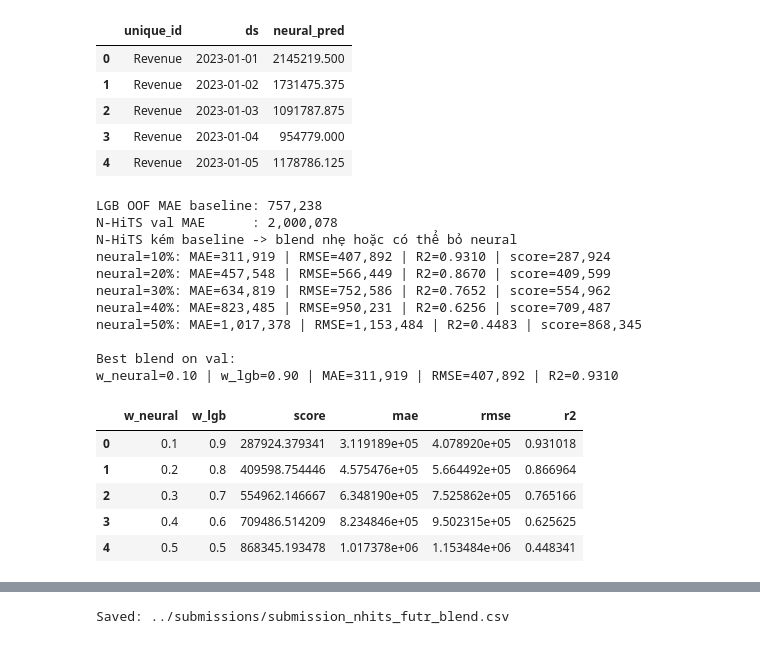
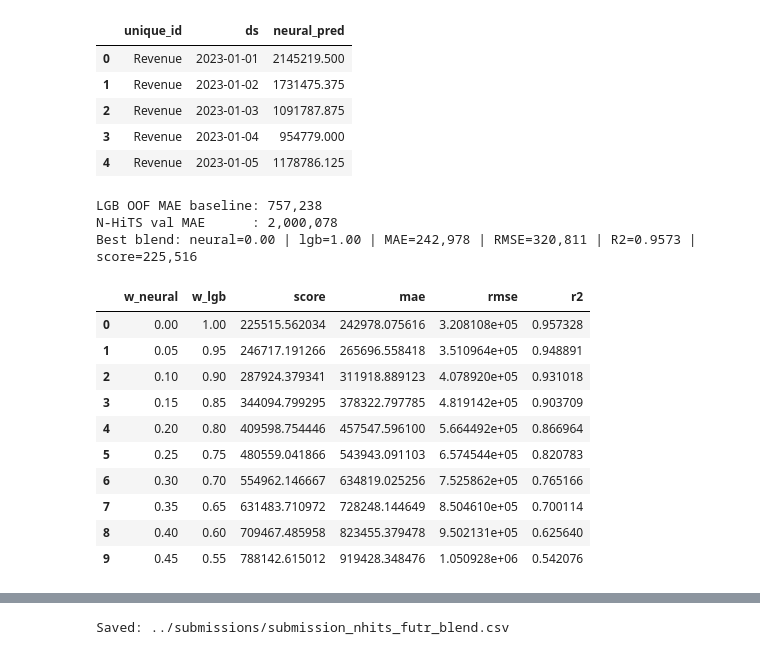
Before and after one commit to Jade2612/DATATHON, a Jupyter notebook: notebooks/03_sales_forecasting.ipynb, the cells around one changed output, grey strips where cells are left out. Drawn from its saved outputs; the diff is of its cells as text; code cells hidden in the pictures.

```diff
--- a/notebooks/03_sales_forecasting.ipynb
+++ b/notebooks/03_sales_forecasting.ipynb
@@ -43,12 +43,6 @@ Web traffic: 3,652
 def build_features(df: pd.DataFrame,
                    promotions: pd.DataFrame,
                    web: pd.DataFrame) -> pd.DataFrame:
-    """
-    Tạo đặc trưng cho chuỗi thời gian theo hướng an toàn cho forecasting:
-    - Chỉ dùng lag/rolling từ quá khứ (shift).
-    - Bổ sung Fourier + cyclical encoding để bắt mùa vụ mượt hơn.
-    - Bổ sung time_step để học xu hướng dài hạn.
-    """
     df = df.sort_values("Date").reset_index(drop=True).copy()
 
     base_date = df["Date"].min()
@@ -811,66 +805,58 @@ if all(v in globals() for v in ["df_feat", "feature_cols", "lgb_rev", "df_clean"
     train_medians = df_clean[feature_cols].median()
     X_lgb_val = lgb_val_df[feature_cols].fillna(train_medians)
     lgb_val_pred = lgb_rev.predict(X_lgb_val)
 else:
     raise ValueError("Thiếu biến từ pipeline LGB (df_feat/feature_cols/lgb_rev/df_clean) để tạo lgb_val_pred")
 
 y_val = cv_eval["y"].values
 nhits_val_pred = cv_eval["nhits_val_pred"].values
 
 print(f"LGB OOF MAE baseline: {lgb_oof_mae:,.0f}")
 print(f"N-HiTS val MAE      : {nhits_val_mae:,.0f}")
 
-if nhits_val_mae < lgb_oof_mae:
-    candidate_weights = [0.5, 0.6, 0.7, 0.8, 0.9]
-    print("N-HiTS tốt hơn baseline -> ưu tiên blend thiên về neural")
-else:
-    candidate_weights = [0.1, 0.2, 0.3, 0.4, 0.5]
-    print("N-HiTS kém baseline -> blend nhẹ hoặc có thể bỏ neural")
+import numpy as np
+
+# Grid dày hơn: bước 0.05 trên toàn bộ [0, 1]
+candidate_weights = np.arange(0.0, 1.05, 0.05).tolist()
 
 grid_rows = []
 for w in candidate_weights:
     blend_val = w * nhits_val_pred + (1 - w) * lgb_val_pred
+    blend_val = np.clip(blend_val, 0, None)  # thêm clip để tránh âm
     score, mae, rmse, r2 = weighted_objective(y_val, blend_val)
     grid_rows.append({
-        "w_neural": w,
-        "w_lgb": 1 - w,
-        "score": score,
+        "w_neural": round(w, 2),
+        "w_lgb": round(1 - w, 2),
+        "score": score,   # weighted_objective score — dùng để sort
         "mae": mae,
         "rmse": rmse,
         "r2": r2,
     })
-    print(f"neural={w:.0%}: MAE={mae:,.0f} | RMSE={rmse:,.0f} | R2={r2:.4f} | score={score:,.0f}")
 
 blend_grid = pd.DataFrame(grid_rows).sort_values("score").reset_index(drop=True)
 best_row = blend_grid.iloc[0]
+best_w_neural = float(best_row["w_neural"])
+best_w_lgb    = float(best_row["w_lgb"])
 
-best_w_neural = float(best_row["w_neural"])
-best_w_lgb = float(best_row["w_lgb"])
-
-print("\nBest blend on val:")
-print(
-    f"w_neural={best_w_neural:.2f} | w_lgb={best_w_lgb:.2f} | "
-    f"MAE={best_row['mae']:,.0f} | RMSE={best_row['rmse']:,.0f} | R2={best_row['r2']:.4f}"
-)
-display(blend_grid)
+print(f"Best blend: neural={best_w_neural:.2f} | lgb={best_w_lgb:.2f} | "
+      f"MAE={best_row['mae']:,.0f} | RMSE={best_row['rmse']:,.0f} | "
+      f"R2={best_row['r2']:.4f} | score={best_row['score']:,.0f}")
+display(blend_grid.head(10))
 # %% [output]
 LGB OOF MAE baseline: 757,238
 N-HiTS val MAE      : 2,000,078
-N-HiTS kém baseline -> blend nhẹ hoặc có thể bỏ neural
-neural=10%: MAE=311,919 | RMSE=407,892 | R2=0.9310 | score=287,924
-neural=20%: MAE=457,548 | RMSE=566,449 | R2=0.8670 | score=409,599
-neural=30%: MAE=634,819 | RMSE=752,586 | R2=0.7652 | score=554,962
-neural=40%: MAE=823,485 | RMSE=950,231 | R2=0.6256 | score=709,487
-neural=50%: MAE=1,017,378 | RMSE=1,153,484 | R2=0.4483 | score=868,345
-
-Best blend on val:
-w_neural=0.10 | w_lgb=0.90 | MAE=311,919 | RMSE=407,892 | R2=0.9310
+Best blend: neural=0.00 | lgb=1.00 | MAE=242,978 | RMSE=320,811 | R2=0.9573 | score=225,516
 |  | w_neural | w_lgb | score | mae | rmse | r2 |
-| 0 | 0.1 | 0.9 | 287924.379341 | 3.119189e+05 | 4.078920e+05 | 0.931018 |
-| 1 | 0.2 | 0.8 | 409598.754446 | 4.575476e+05 | 5.664492e+05 | 0.866964 |
-| 2 | 0.3 | 0.7 | 554962.146667 | 6.348190e+05 | 7.525862e+05 | 0.765166 |
-| 3 | 0.4 | 0.6 | 709486.514209 | 8.234846e+05 | 9.502315e+05 | 0.625625 |
-| 4 | 0.5 | 0.5 | 868345.193478 | 1.017378e+06 | 1.153484e+06 | 0.448341 |
+| 0 | 0.00 | 1.00 | 225515.562034 | 242978.075616 | 3.208108e+05 | 0.957328 |
+| 1 | 0.05 | 0.95 | 246717.191266 | 265696.558418 | 3.510964e+05 | 0.948891 |
+| 2 | 0.10 | 0.90 | 287924.379341 | 311918.889123 | 4.078920e+05 | 0.931018 |
+| 3 | 0.15 | 0.85 | 344094.799295 | 378322.797785 | 4.819142e+05 | 0.903709 |
+| 4 | 0.20 | 0.80 | 409598.754446 | 457547.596100 | 5.664492e+05 | 0.866964 |
+| 5 | 0.25 | 0.75 | 480559.041866 | 543943.091103 | 6.574544e+05 | 0.820783 |
+| 6 | 0.30 | 0.70 | 554962.146667 | 634819.025256 | 7.525862e+05 | 0.765166 |
+| 7 | 0.35 | 0.65 | 631483.710972 | 728248.144649 | 8.504610e+05 | 0.700114 |
+| 8 | 0.40 | 0.60 | 709467.485958 | 823455.379478 | 9.502131e+05 | 0.625640 |
+| 9 | 0.45 | 0.55 | 788142.615012 | 919428.348476 | 1.050928e+06 | 0.542076 |
 # %%
 if "pred_rev" in globals() and len(np.asarray(pred_rev).reshape(-1)) == len(neural_pred_test_df):
     lgb_pred_test_arr = np.asarray(pred_rev).reshape(-1)
```
Also changed, not shown: parts of 7 cells of this notebook, 14 other files.
